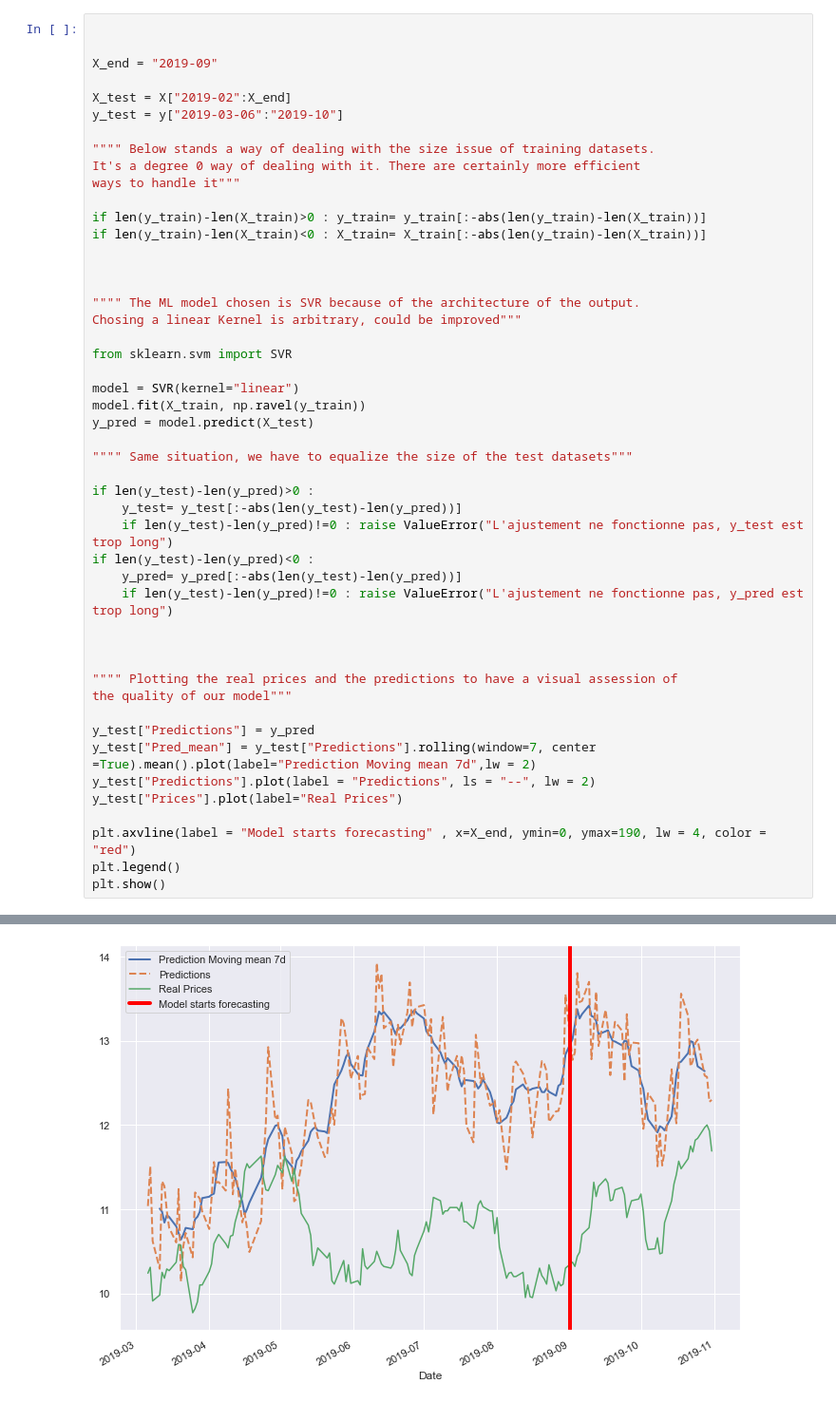
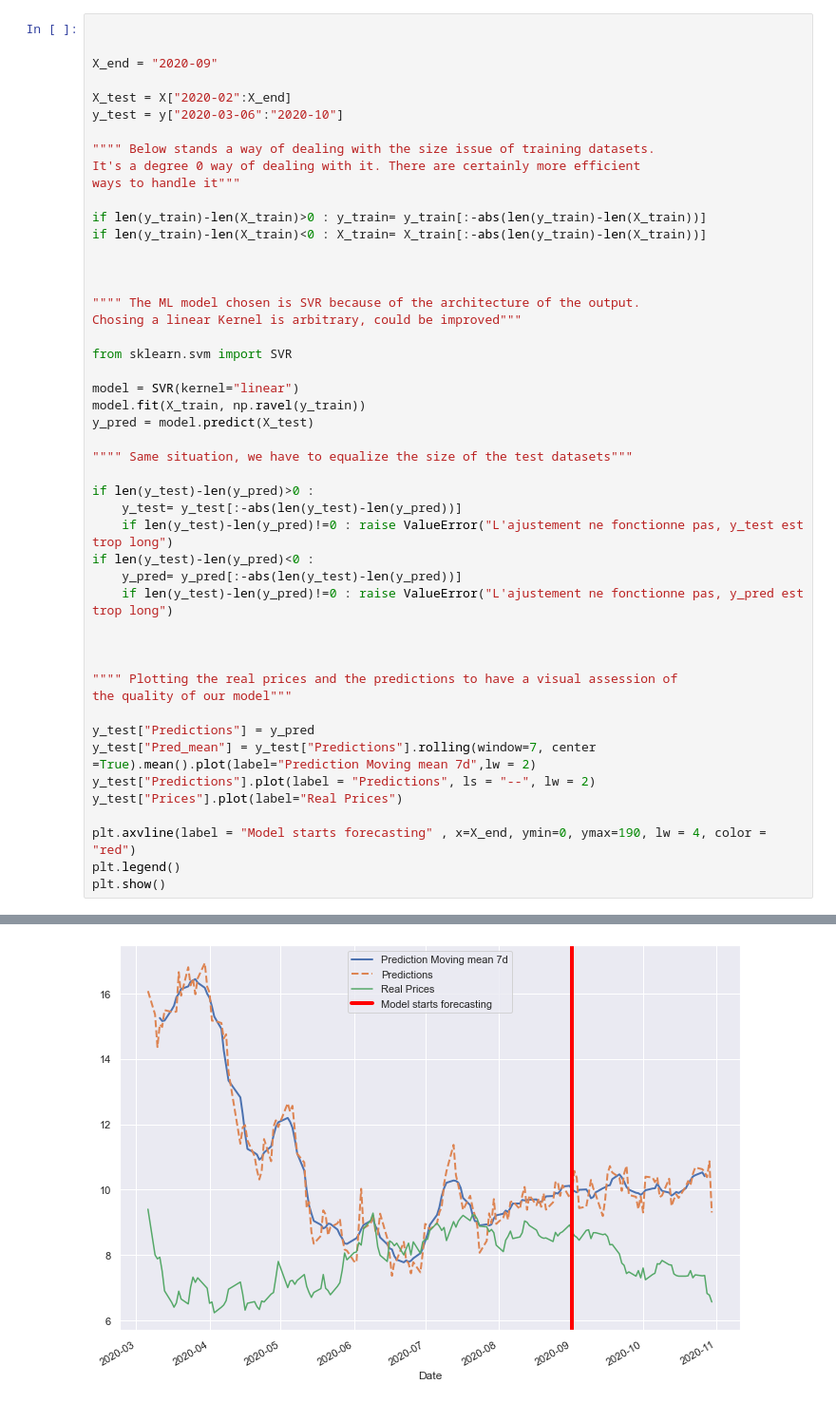
Before and after one commit to igaekus/projet-python-1A, a Jupyter notebook: data_viz.ipynb, the cells around one changed output, grey strips where cells are left out. Shown at 95% size. Drawn from its saved outputs; the diff is of its cells as text.

```diff
--- a/data_viz.ipynb
+++ b/data_viz.ipynb
@@ -148,10 +149,10 @@ plt.show()
 # %%
 
 
-X_end = "2019-09"
+X_end = "2020-09"
 
-X_test = X["2019-02":X_end]
-y_test = y["2019-03-06":"2019-10"]
+X_test = X["2020-02":X_end]
+y_test = y["2020-03-06":"2020-10"]
 
 """" Below stands a way of dealing with the size issue of training datasets.
 It's a degree 0 way of dealing with it. There are certainly more efficient
@@ -175,31 +176,31 @@ y_pred = model.predict(X_test)
 
 if len(y_test)-len(y_pred)>0 :
     y_test= y_test[:-abs(len(y_test)-len(y_pred))]
     if len(y_test)-len(y_pred)!=0 : raise ValueError("L'ajustement ne fonctionne pas, y_test est trop long")
 if len(y_test)-len(y_pred)<0 :
     y_pred= y_pred[:-abs(len(y_test)-len(y_pred))]
     if len(y_test)-len(y_pred)!=0 : raise ValueError("L'ajustement ne fonctionne pas, y_pred est trop long")
 
 
 
 """" Plotting the real prices and the predictions to have a visual assession of
 the quality of our model"""
 
 y_test["Predictions"] = y_pred
 y_test["Pred_mean"] = y_test["Predictions"].rolling(window=7, center =True).mean().plot(label="Prediction Moving mean 7d",lw = 2)
 y_test["Predictions"].plot(label = "Predictions", ls = "--", lw = 2)
 y_test["Prices"].plot(label="Real Prices")
 
 plt.axvline(label = "Model starts forecasting" , x=X_end, ymin=0, ymax=190, lw = 4, color = "red")
 plt.legend()
 plt.show()
 # %% [output]
 A value is trying to be set on a copy of a slice from a DataFrame.
 Try using .loc[row_indexer,col_indexer] = value instead
 
 See the caveats in the documentation: https://pandas.pydata.org/pandas-docs/stable/user_guide/indexing.html#returning-a-view-versus-a-copy
 A value is trying to be set on a copy of a slice from a DataFrame.
 Try using .loc[row_indexer,col_indexer] = value instead
 
 See the caveats in the documentation: https://pandas.pydata.org/pandas-docs/stable/user_guide/indexing.html#returning-a-view-versus-a-copy
-[figure, old version]
+[figure, new version]
```
Also changed, not shown: parts of 3 cells of this notebook.
